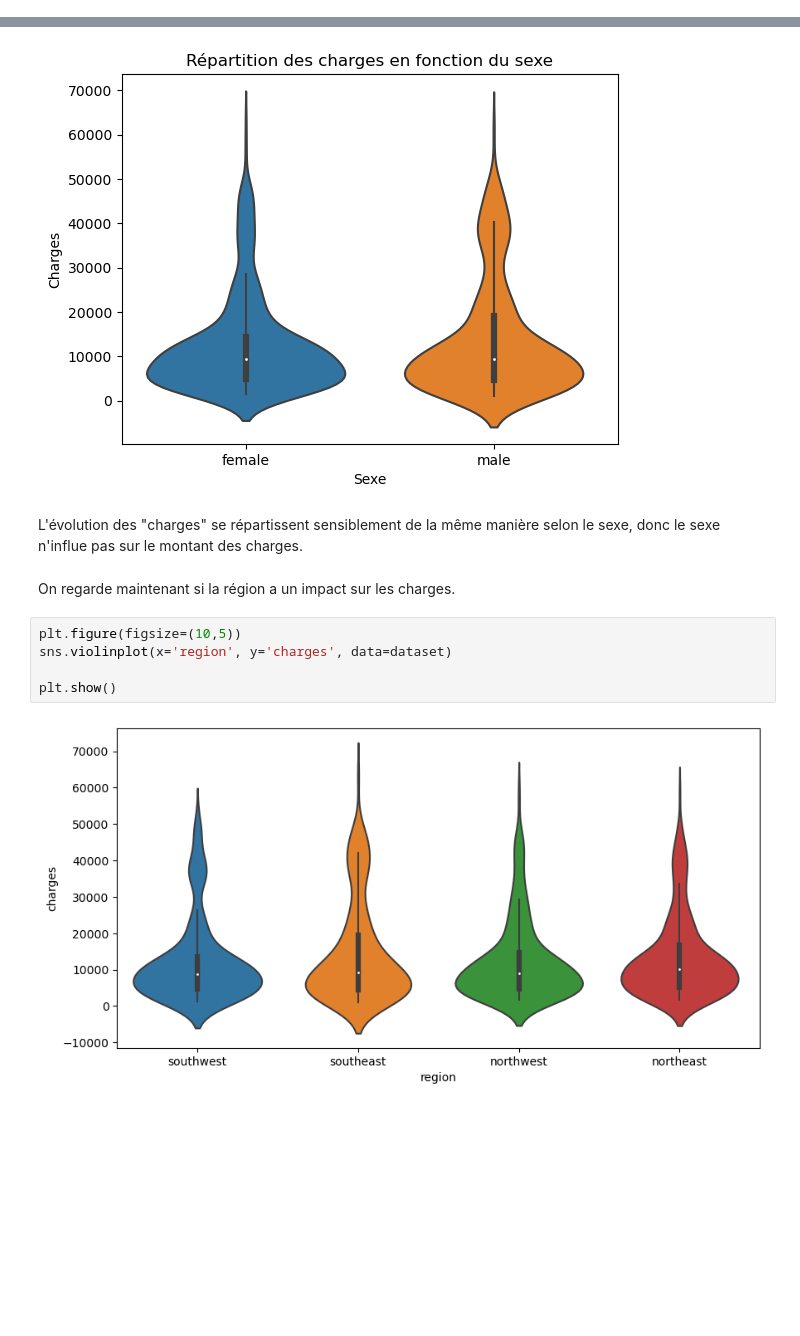
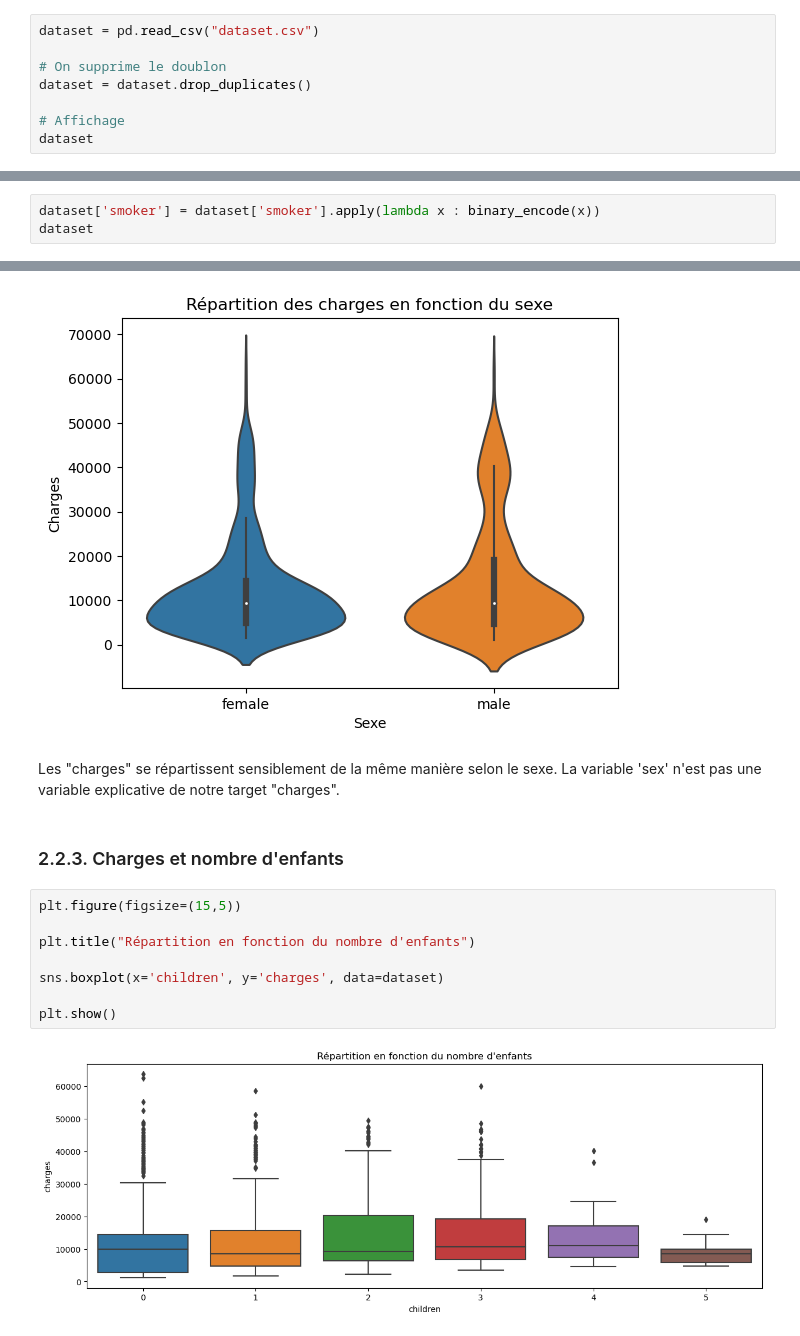
Before and after one commit to Abdellah-R/Projet-ML, a Jupyter notebook: analyse_données.ipynb, the cells around one changed output, grey strips where cells are left out. Drawn from its saved outputs; the diff is of its cells as text; blank space fills up the shorter version.

```diff
--- a/analyse_données.ipynb
+++ b/analyse_données.ipynb
@@ -10,0 +17,8 @@ from scipy.stats import f_oneway, kruskal
+# %%
+dataset = pd.read_csv("dataset.csv")
+
+# On supprime le doublon
+dataset = dataset.drop_duplicates()
+
+# Affichage
+dataset
@@ -306,0 +415,3 @@ Et le sexe influe-t-il sur le montant des "charges" ?
+# %%
+dataset['smoker'] = dataset['smoker'].apply(lambda x : binary_encode(x))
+dataset
@@ -315,13 +443,16 @@ plt.show()
 # %% [output]
 [figure]
 # %% [markdown]
-L'évolution des "charges" se répartissent sensiblement de la même manière selon le sexe, donc le sexe n'influe pas sur le montant des charges.
+Les "charges" se répartissent sensiblement de la même manière selon le sexe. La variable 'sex' n'est pas une variable explicative de notre target "charges".
-# %% [markdown]
-On regarde maintenant si la région a un impact sur les charges.
+# %% [markdown]
+### 2.2.3. Charges et nombre d'enfants
 # %%
-plt.figure(figsize=(10,5))
-sns.violinplot(x='region', y='charges', data=dataset)
+plt.figure(figsize=(15,5))
+
+plt.title("Répartition en fonction du nombre d'enfants")
+
+sns.boxplot(x='children', y='charges', data=dataset)
 
 plt.show()
 # %% [output]
-[figure, old version]
+[figure, new version]
```
Also changed, not shown: parts of 139 cells of this notebook, 2 other files.
